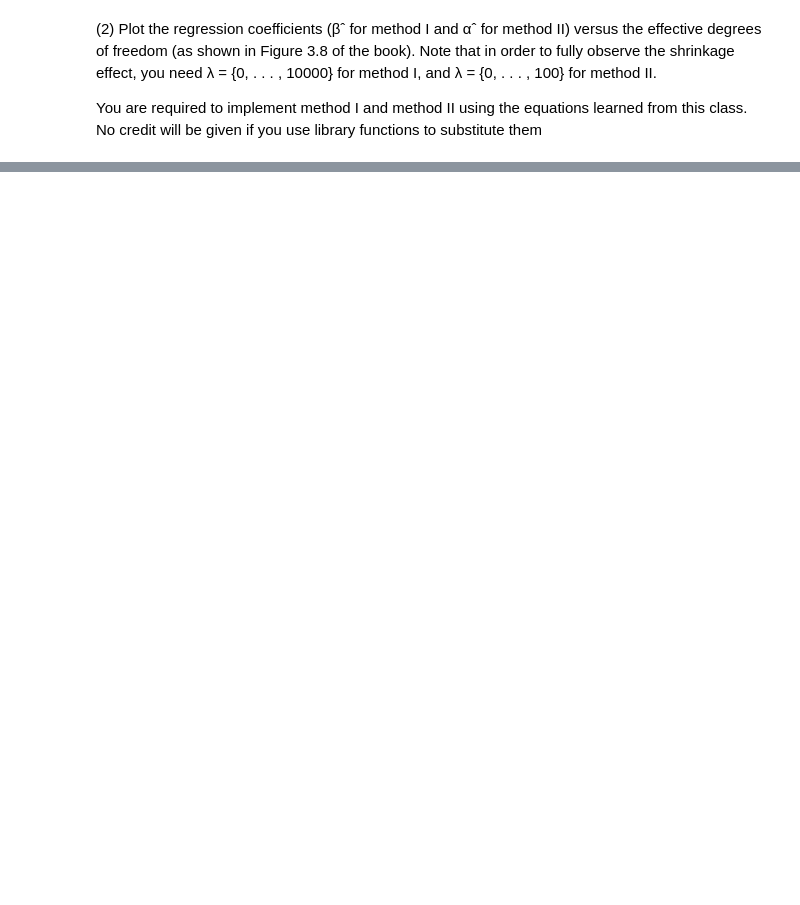
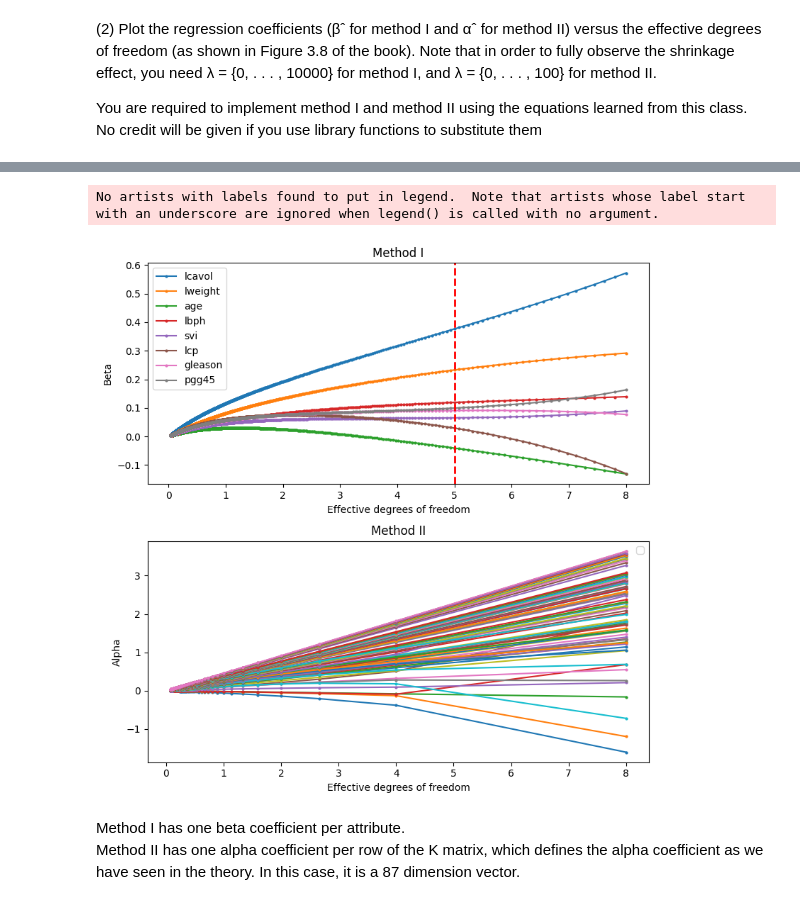
Before and after one commit to ferriitoo/MATH-569-Statistical-Learning, a Jupyter notebook: Takehome_HW3.ipynb, the cells around one changed output, grey strips where cells are left out. Cells and saved outputs as stored; diff of their text form; code cells hidden in the pictures; blank space fills up the shorter version.

```diff
--- a/Takehome_HW3.ipynb
+++ b/Takehome_HW3.ipynb
@@ -185,0 +206,69 @@ plt.show()
+# %%
+import numpy as np
+import matplotlib.pyplot as plt
+
+# Generate some random data
+n = X_train_scaled.shape[0]
+p = X_train_scaled.shape[1]
+X_1 = X_train_scaled
+y_1 = y_train_scaled
+X_2 = X_train
+y_2 = y_train
+
+# Define the range of lambda values for each method
+lambda1 = np.arange(0, 10001)
+lambda2 = np.arange(0, 101)
+
+# Define the function to calculate the effective degrees of freedom for each lambda
+def eff_df(lambda_, method):
+    if method == 1:
+        return np.sum(1 / (1 + lambda_ * np.diag(np.linalg.inv(X_1.T @ X_1))))
+    elif method == 2:
+        return np.sum(1 / (1 + lambda_ * np.ones(p)))
+
+# Calculate the regression coefficients for each lambda value for each method
+beta1 = np.zeros((len(lambda1), p))
+beta2 = np.zeros((len(lambda2), 87))
+for i, lambda_ in enumerate(lambda1):
+    beta1[i] = np.linalg.inv(X_1.T @ X_1 + lambda_ * np.identity(p)) @ X_1.T @ y_1
+for i, lambda_ in enumerate(lambda2):
+    # beta2[i] = np.linalg.inv(X_2.T @ X_2 + lambda_ * np.ones((p, p))) @ X_2.T @ y_2
+    beta2[i] = kernel_ridge.fit(X_train, y_train, lambda_)
+
+# Calculate the effective degrees of freedom for each lambda value for each method
+df1 = np.zeros(len(lambda1))
+df2 = np.zeros(len(lambda2))
+for i, lambda_ in enumerate(lambda1):
+    df1[i] = eff_df(lambda_, 1)
+for i, lambda_ in enumerate(lambda2):
+    df2[i] = eff_df(lambda_, 2)
+
+names = ['lcavol', 'lweight', 'age', 'lbph', 'svi', 'lcp', 'gleason', 'pgg45']
+
+# Plot the regression coefficients vs. effective degrees of freedom
+fig, ax = plt.subplots(2, 1, figsize=(8, 8))
+for i in range(p):
+    # ax[0].plot(df1, beta1[:, i], label=f'Beta {i+1}', marker='o', markersize=2)
+    ax[0].plot(df1, beta1[:, i], label=names[i], marker='o', markersize=2)
+
+ax[0].axvline(x=5, color='r', linestyle='--', linewidth=2)
+
+ax[0].set_xlabel('Effective degrees of freedom')
+ax[0].set_ylabel('Beta')
+ax[0].set_title('Method I')
+ax[0].legend()
+
+for i in range(87):
+    ax[1].plot(df2, beta2[:, i], marker='o', markersize=2)
+ax[1].set_xlabel('Effective degrees of freedom')
+ax[1].set_ylabel('Alpha')
+ax[1].set_title('Method II')
+ax[1].legend()
+plt.tight_layout()
+plt.show()
+# %% [output]
+No artists with labels found to put in legend.  Note that artists whose label start with an underscore are ignored when legend() is called with no argument.
+[figure, added]
+# %% [markdown]
+Method I has one beta coefficient per attribute.
+Method II has one alpha coefficient per row of the K matrix, which defines the alpha coefficient as we have seen in the theory. In this case, it is a 87 dimension vector.
```
Also changed, not shown: parts of 12 cells of this notebook.
